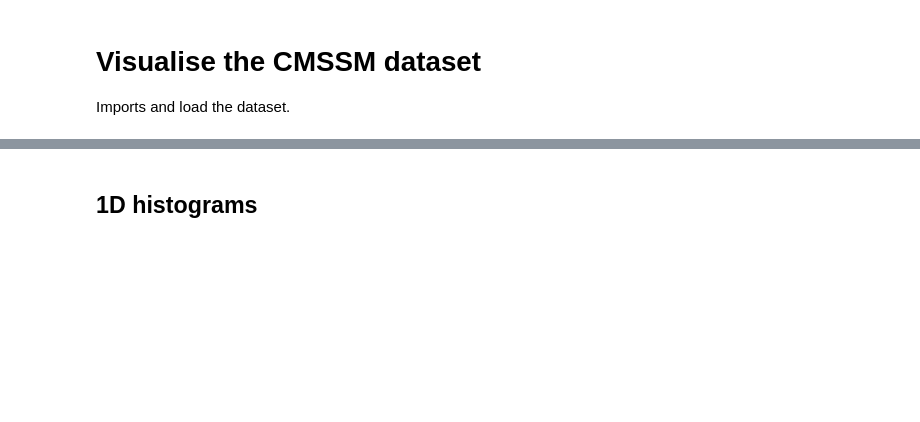
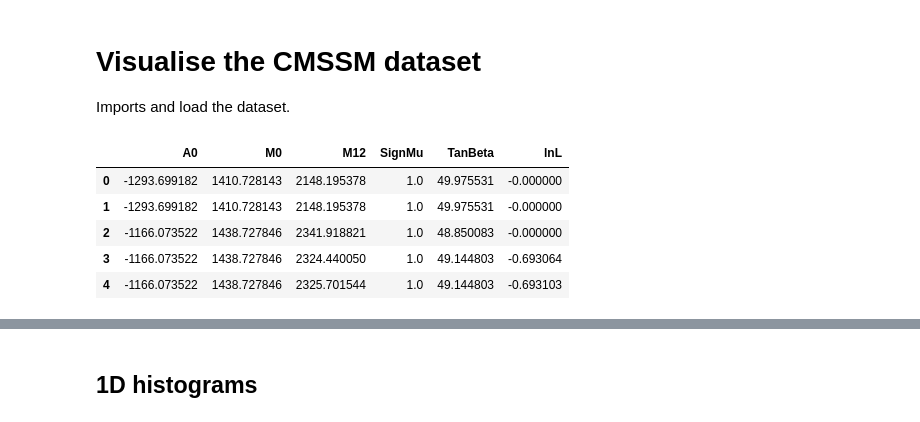
Before and after one commit to idark-project/idark-ml, a Jupyter notebook: cmssm/notebooks/cmssm_data_exploration.ipynb, the cells around one changed output, grey strips where cells are left out. Cells and saved outputs as stored; diff of their text form; code cells hidden in the pictures; blank space fills up the shorter version.

```diff
--- a/cmssm/notebooks/cmssm_data_exploration.ipynb
+++ b/cmssm/notebooks/cmssm_data_exploration.ipynb
@@ -5,10 +5,27 @@ Imports and load the dataset.
 # %%
 %matplotlib inline
 import matplotlib.pyplot as plt
 from matplotlib.colors import LogNorm
 import h5py
-import numpy as np
+import pandas as pd
 
-h5 = h5py.File('../CMSSM_subset.hdf5', 'r')
+# Nicer labels
+def label(k):
+    l = k.split('::')[-1]
+    if l == 'calc_LHC_LogLike':
+        l = 'lnL'
+    return l
 
-lnlike = '#LHC_Combined_LogLike @ColliderBit::calc_LHC_LogLike'
+df = pd.DataFrame()
+with h5py.File('../CMSSM_subset.hdf5', 'r') as h5:
+    for k in h5.keys():
+        df[label(k)] = h5[k]
+
+df.head()
+# %% [output]
+|  | A0 | M0 | M12 | SignMu | TanBeta | lnL |
+| 0 | -1293.699182 | 1410.728143 | 2148.195378 | 1.0 | 49.975531 | -0.000000 |
+| 1 | -1293.699182 | 1410.728143 | 2148.195378 | 1.0 | 49.975531 | -0.000000 |
+| 2 | -1166.073522 | 1438.727846 | 2341.918821 | 1.0 | 48.850083 | -0.000000 |
+| 3 | -1166.073522 | 1438.727846 | 2324.440050 | 1.0 | 49.144803 | -0.693064 |
+| 4 | -1166.073522 | 1438.727846 | 2325.701544 | 1.0 | 49.144803 | -0.693103 |
```
Also changed, not shown: parts of 5 cells of this notebook, 1 other file.
